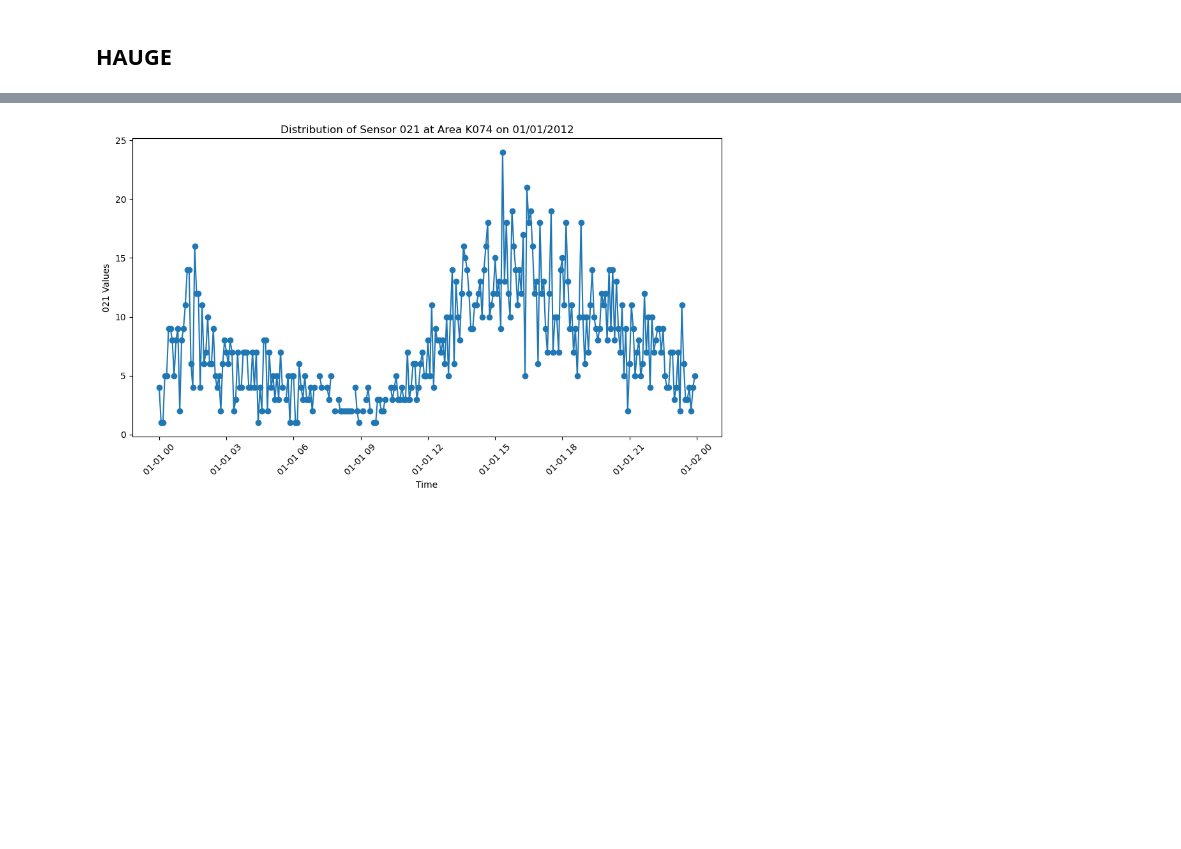
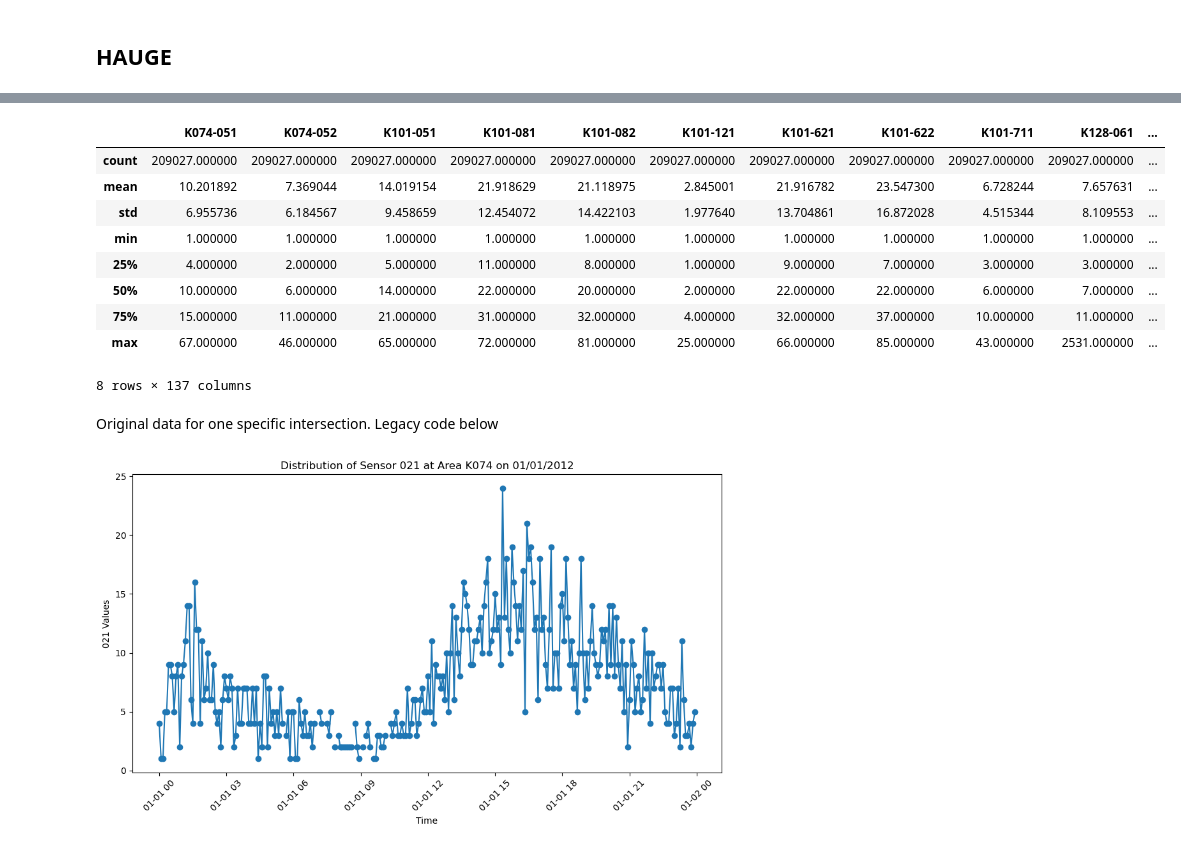
Before and after one commit to xuyou1999/Distance-Enhanced-Spatial-Pre-Training-DESPT, a Jupyter notebook: explore_data.ipynb, the cells around one changed output, grey strips where cells are left out. Saved outputs shown, nothing was run; the diff lists cells and outputs as text; code cells hidden in the pictures; blank space fills up the shorter version.

```diff
--- a/explore_data.ipynb
+++ b/explore_data.ipynb
@@ -133,3 +146,20 @@ df3.describe()
+# %%
+df4 = pd.read_hdf('data/Hauge/hague_filled.h5', sep=';')
+# %%
+df4.describe()
+# %% [output]
+|  | K074-051 | K074-052 | K101-051 | K101-081 | K101-082 | K101-121 | K101-621 | K101-622 | K101-711 | K128-061 | ... |
+| count | 209027.000000 | 209027.000000 | 209027.000000 | 209027.000000 | 209027.000000 | 209027.000000 | 209027.000000 | 209027.000000 | 209027.000000 | 209027.000000 | ... |
+| mean | 10.201892 | 7.369044 | 14.019154 | 21.918629 | 21.118975 | 2.845001 | 21.916782 | 23.547300 | 6.728244 | 7.657631 | ... |
+| std | 6.955736 | 6.184567 | 9.458659 | 12.454072 | 14.422103 | 1.977640 | 13.704861 | 16.872028 | 4.515344 | 8.109553 | ... |
+| min | 1.000000 | 1.000000 | 1.000000 | 1.000000 | 1.000000 | 1.000000 | 1.000000 | 1.000000 | 1.000000 | 1.000000 | ... |
+| 25% | 4.000000 | 2.000000 | 5.000000 | 11.000000 | 8.000000 | 1.000000 | 9.000000 | 7.000000 | 3.000000 | 3.000000 | ... |
+| 50% | 10.000000 | 6.000000 | 14.000000 | 22.000000 | 20.000000 | 2.000000 | 22.000000 | 22.000000 | 6.000000 | 7.000000 | ... |
+| 75% | 15.000000 | 11.000000 | 21.000000 | 31.000000 | 32.000000 | 4.000000 | 32.000000 | 37.000000 | 10.000000 | 11.000000 | ... |
+| max | 67.000000 | 46.000000 | 65.000000 | 72.000000 | 81.000000 | 25.000000 | 66.000000 | 85.000000 | 43.000000 | 2531.000000 | ... |
+8 rows × 137 columns
+# %% [markdown]
+Original data for one specific intersection. Legacy code below
 # %%
 df3 = df3.iloc[:-1]
 df3['K074'] = pd.to_datetime(df3['K074'])
```
Also changed, not shown: parts of 14 cells of this notebook, 3 other files.
